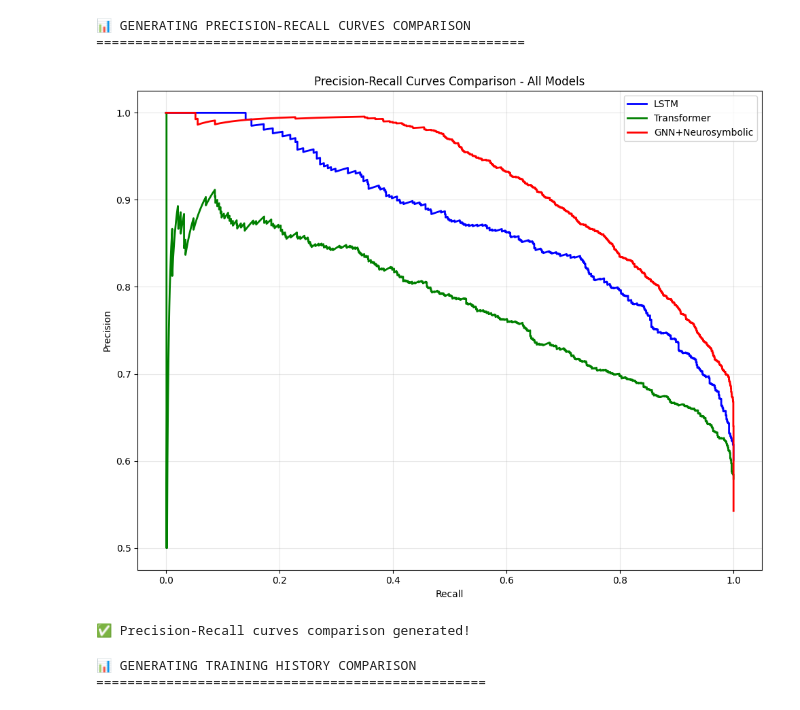
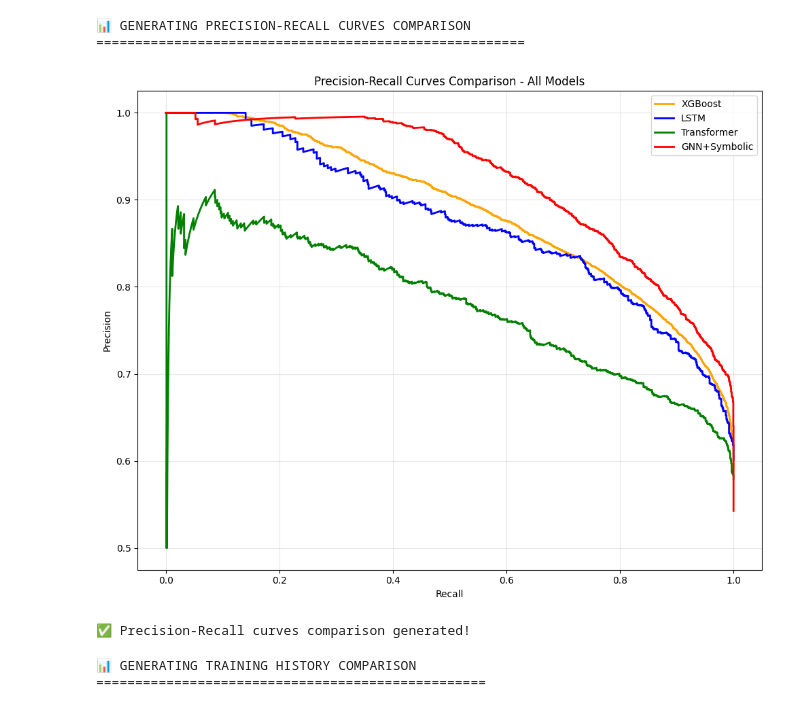
Before and after one commit to pragy10/neural_symbolic, a Jupyter notebook: evaluation/testing.ipynb, the cells around one changed output. Cells and saved outputs as stored; diff of their text form; code cells hidden in the pictures.

```diff
--- a/evaluation/testing.ipynb
+++ b/evaluation/testing.ipynb
@@ -16,6 +16,13 @@ print("="*70)
 os.chdir(r'c:\Users\pragy\cloud_architecture\neural_symbolic')
 
 # Load evaluation results from all models
+try:
+    xgb_results = torch.load(r'purely_neural\xgboost\xgboost_comprehensive_evaluation.pth', map_location='cpu')
+    print("✅ XGBoost results loaded")
+except:
+    print("❌ XGBoost results not found")
+    xgb_results = None
+
 try:
     lstm_results = torch.load(r'purely_neural\lstm\lstm_comprehensive_evaluation.pth', map_location='cpu')
     print("✅ LSTM results loaded")
@@ -39,9 +46,11 @@ except:
 
 print("\n📋 Available results:")
 available_models = []
+if xgb_results: available_models.append("XGBoost")
 if lstm_results: available_models.append("LSTM")
 if transformer_results: available_models.append("Transformer")
 if gnn_results: available_models.append("GNN+Neurosymbolic")
+
 print(f"   Models: {', '.join(available_models)}")
 # %% [output]
 📊 LOADING ALL MODEL EVALUATION RESULTS FOR COMPARISON
@@ -300,36 +334,41 @@ print("="*55)
 plt.figure(figsize=(10, 8))
 
 # Plot PR curves for all models
+if xgb_results:
+    precision = xgb_results['pr_data']['precision']
+    recall = xgb_results['pr_data']['recall']
+    plt.plot(recall, precision, color='orange', lw=2, label='XGBoost')
+
 if lstm_results:
     precision = lstm_results['pr_data']['precision']
     recall = lstm_results['pr_data']['recall']
     plt.plot(recall, precision, color='blue', lw=2, label='LSTM')
 
 if transformer_results:
     precision = transformer_results['pr_data']['precision']
     recall = transformer_results['pr_data']['recall']
     plt.plot(recall, precision, color='green', lw=2, label='Transformer')
 
 if gnn_results:
     precision = gnn_results['pr_data']['precision']
     recall = gnn_results['pr_data']['recall']
-    plt.plot(recall, precision, color='red', lw=2, label='GNN+Neurosymbolic')
+    plt.plot(recall, precision, color='red', lw=2, label='GNN+Symbolic')
 
 plt.xlabel('Recall')
 plt.ylabel('Precision')
 plt.title('Precision-Recall Curves Comparison - All Models')
 plt.legend()
 plt.grid(True, alpha=0.3)
 
 plt.tight_layout()
 plt.savefig('evaluation/precision_recall_comparison.png', dpi=300, bbox_inches='tight')
 plt.show()
 
 print("✅ Precision-Recall curves comparison generated!")
 # %% [output]
 📊 GENERATING PRECISION-RECALL CURVES COMPARISON
 =======================================================
-[figure, old version]
+[figure, new version]
 ✅ Precision-Recall curves comparison generated!
 # %%
 # ===== TRAINING HISTORY COMPARISON =====
```
Also changed, not shown: parts of 4 cells of this notebook, 11 other files.
